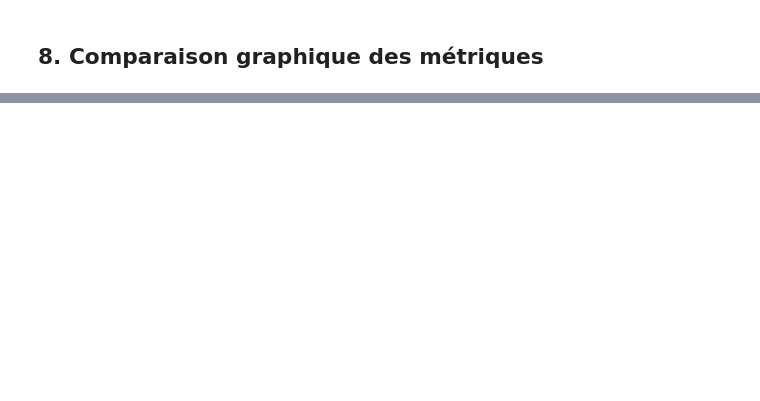
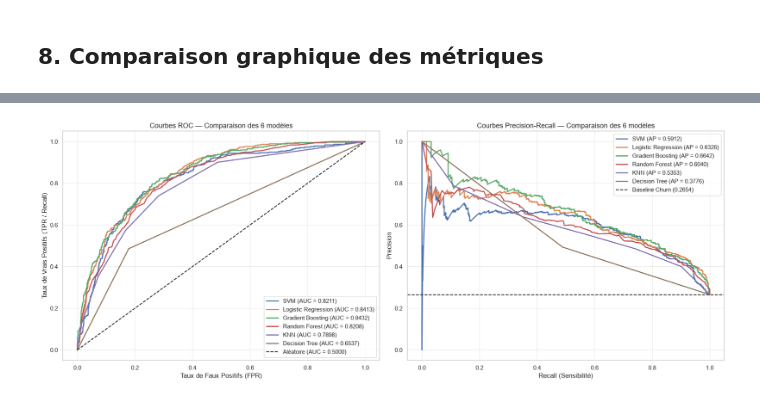
Before and after one commit to atiqaessayouti/Automl-mlops-platform, a Jupyter notebook: notebooks/04_model_evaluation_explainability.ipynb, the cells around one changed output, grey strips where cells are left out. Cells and saved outputs as stored; diff of their text form; code cells hidden in the pictures; blank space fills up the shorter version.

```diff
--- a/notebooks/04_model_evaluation_explainability.ipynb
+++ b/notebooks/04_model_evaluation_explainability.ipynb
@@ -703,0 +373,11 @@ Nous avons :
+# %%
+for name in evaluation_df["Model"]:
+    print("=" * 65)
+    print(f"RAPPORT DE CLASSIFICATION — {name.upper()}")
+    print("=" * 65)
+    print(classification_report(
+        y_test,
+        predictions[name],
+        target_names=["No Churn (0)", "Churn (1)"],
+        digits=4
+    ))
@@ -703,0 +407,37 @@ Nous avons :
+# %%
+fig, axes = plt.subplots(1, 2, figsize=(18, 7))
+
+# 1. Courbes ROC
+for idx, row in evaluation_df.iterrows():
+    name = row["Model"]
+    auc_val = row["ROC-AUC"]
+    fpr, tpr, _ = roc_curve(y_test, probabilities[name])
+    axes[0].plot(fpr, tpr, lw=2, label=f"{name} (AUC = {auc_val:.4f})")
+
+axes[0].plot([0, 1], [0, 1], "k--", lw=1.5, label="Aléatoire (AUC = 0.5000)")
+axes[0].set_title("Courbes ROC — Comparaison des 6 modèles", fontsize=13)
+axes[0].set_xlabel("Taux de Faux Positifs (FPR)")
+axes[0].set_ylabel("Taux de Vrais Positifs (TPR / Recall)")
+axes[0].legend(loc="lower right")
+axes[0].grid(True, alpha=0.4)
+
+# 2. Courbes Precision-Recall
+baseline_ap = y_test.mean()
+for idx, row in evaluation_df.iterrows():
+    name = row["Model"]
+    ap_val = row["Average Precision"]
+    prec, rec, _ = precision_recall_curve(y_test, probabilities[name])
+    axes[1].plot(rec, prec, lw=2, label=f"{name} (AP = {ap_val:.4f})")
+
+axes[1].axhline(baseline_ap, color="k", linestyle="--", lw=1.5, label=f"Baseline Churn ({baseline_ap:.4f})")
+axes[1].set_title("Courbes Precision-Recall — Comparaison des 6 modèles", fontsize=13)
+axes[1].set_xlabel("Recall (Sensibilité)")
+axes[1].set_ylabel("Precision")
+axes[1].legend(loc="upper right")
+axes[1].grid(True, alpha=0.4)
+
+plt.tight_layout()
+plt.savefig(REPORTS_DIR / "roc_pr_curves_6_models.png", dpi=150, bbox_inches="tight")
+plt.show()
+# %% [output]
+[figure, added]
```
Also changed, not shown: parts of 55 cells of this notebook, 1 other file.
